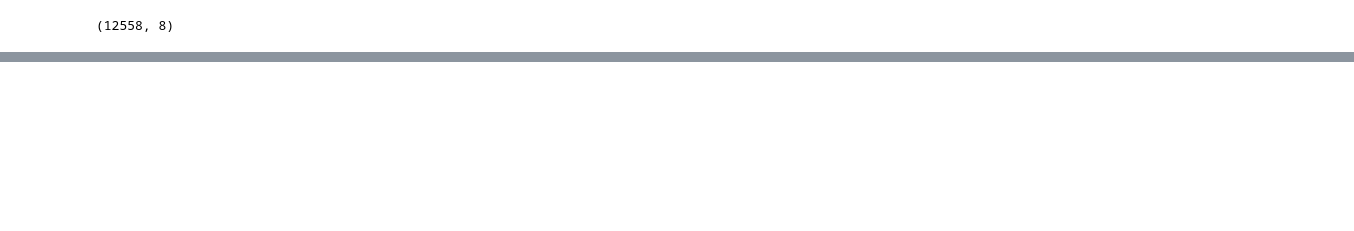
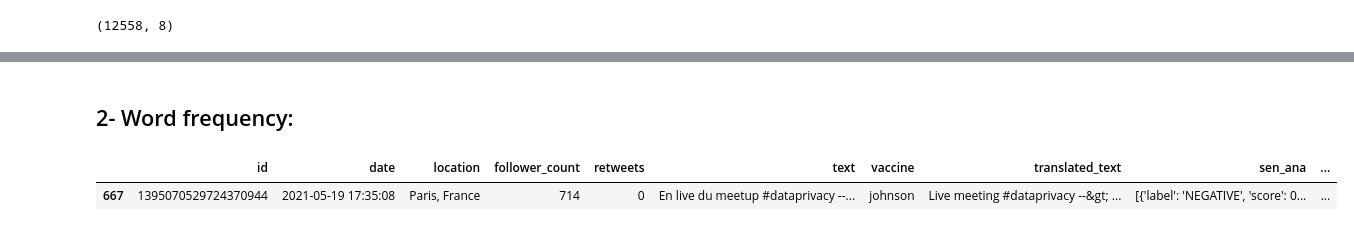
Before and after one commit to AmyLG/NSS_capstone_twitter_covid19_vaccines_across_us_and_fr, a Jupyter notebook: notebooks/eda_tweets_nlp.ipynb, the cells around one changed output, grey strips where cells are left out. Drawn from its saved outputs; the diff is of its cells as text; code cells hidden in the pictures; blank space fills up the shorter version.

```diff
--- a/notebooks/eda_tweets_nlp.ipynb
+++ b/notebooks/eda_tweets_nlp.ipynb
@@ -69,0 +54,7 @@ memory usage: 272.0+ bytes
+# %%
+def split_score(sc):
+    score = re.findall(r"\d+\.\d+", sc)[0]
+    return score
+# %%
+tweets_fr["score"] = tweets_fr["sen_ana"].apply(str).apply(split_score)
+tweets_fr["label"] = tweets_fr["sen_ana"].apply(str).apply(split_label)
@@ -69,0 +67,5 @@ memory usage: 272.0+ bytes
+# %%
+# Change column score from object to float
+tweets_fr['score'] = tweets_fr['score'].astype('float64')
+tweets_us_north['score'] = tweets_us_north['score'].astype('float64')
+tweets_us_south['score'] = tweets_us_south['score'].astype('float64')
@@ -69,0 +146,2 @@ memory usage: 272.0+ bytes
+# %% [markdown]
+## 2- Word frequency:
@@ -69,0 +176,7 @@ memory usage: 272.0+ bytes
+# %%
+tweets_fr_janssen = tweets_fr[tweets_fr["vaccine"] == 'johnson']
+# %%
+tweets_fr_janssen.head(1)
+# %% [output]
+|  | id | date | location | follower_count | retweets | text | vaccine | translated_text | sen_ana | ... |
+| 667 | 1395070529724370944 | 2021-05-19 17:35:08 | Paris, France | 714 | 0 | En live du meetup #dataprivacy --... | johnson | Live meeting #dataprivacy --&gt; ... | [{'label': 'NEGATIVE', 'score': 0... | ... |
```
Also changed, not shown: parts of 31 cells of this notebook, 1 other file.
